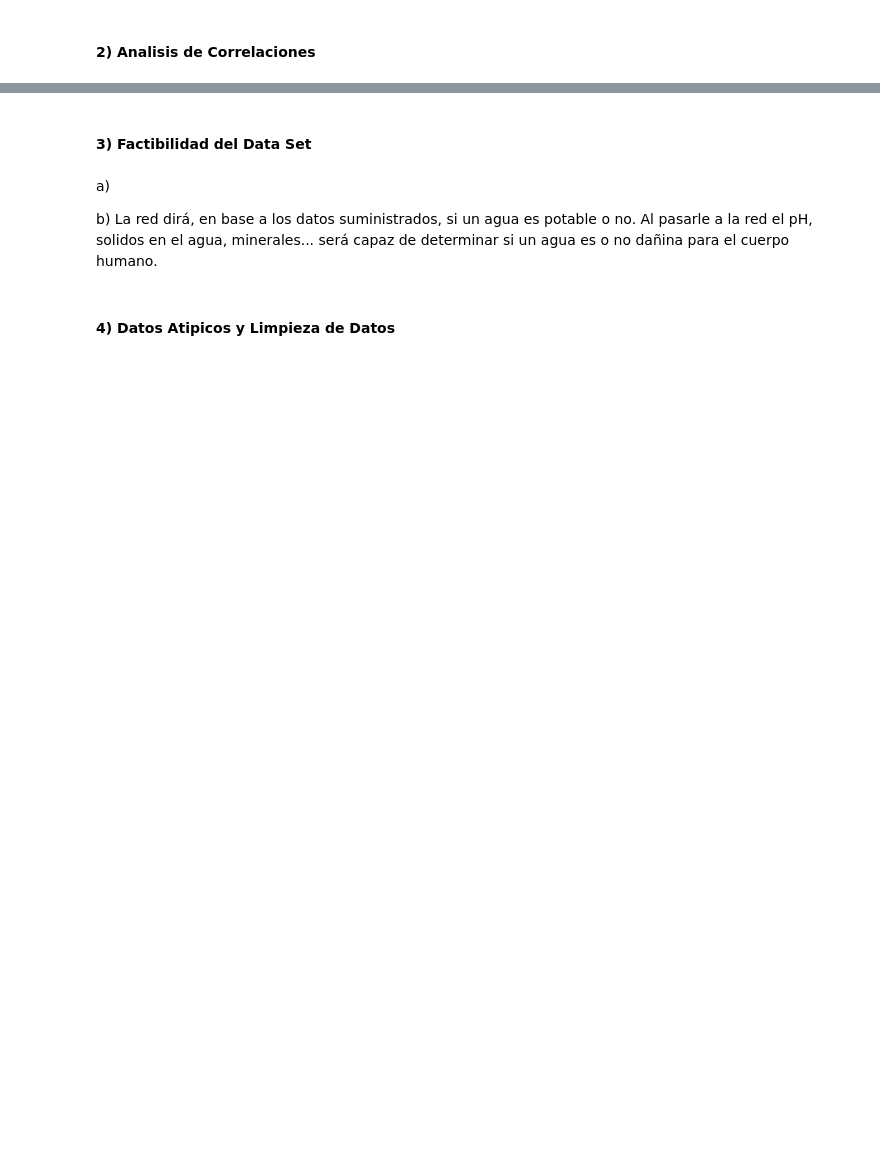
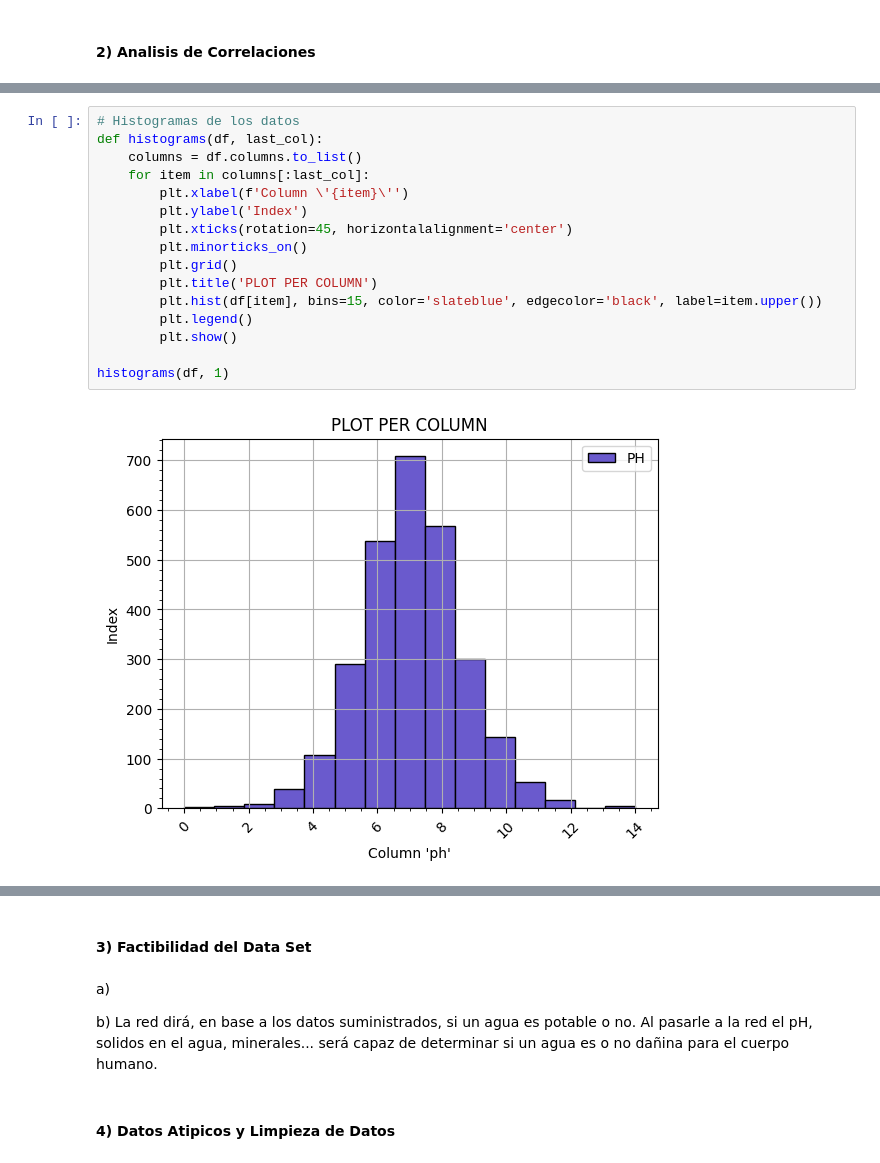
Before and after one commit to nicocernadas/Neural-Network, a Jupyter notebook: pruebas.ipynb, the cells around one changed output, grey strips where cells are left out. Drawn from its saved outputs; the diff is of its cells as text; blank space fills up the shorter version.

```diff
--- a/pruebas.ipynb
+++ b/pruebas.ipynb
@@ -143,0 +254,18 @@ Aca me mato
+# %%
+# Histogramas de los datos
+def histograms(df, last_col):
+    columns = df.columns.to_list()
+    for item in columns[:last_col]:
+        plt.xlabel(f'Column \'{item}\'')
+        plt.ylabel('Index')
+        plt.xticks(rotation=45, horizontalalignment='center')
+        plt.minorticks_on()
+        plt.grid()
+        plt.title('PLOT PER COLUMN')
+        plt.hist(df[item], bins=15, color='slateblue', edgecolor='black', label=item.upper())
+        plt.legend()
+        plt.show()
+
+histograms(df, 1)
+# %% [output]
+[figure, added]
```
Also changed, not shown: parts of 36 cells of this notebook.
